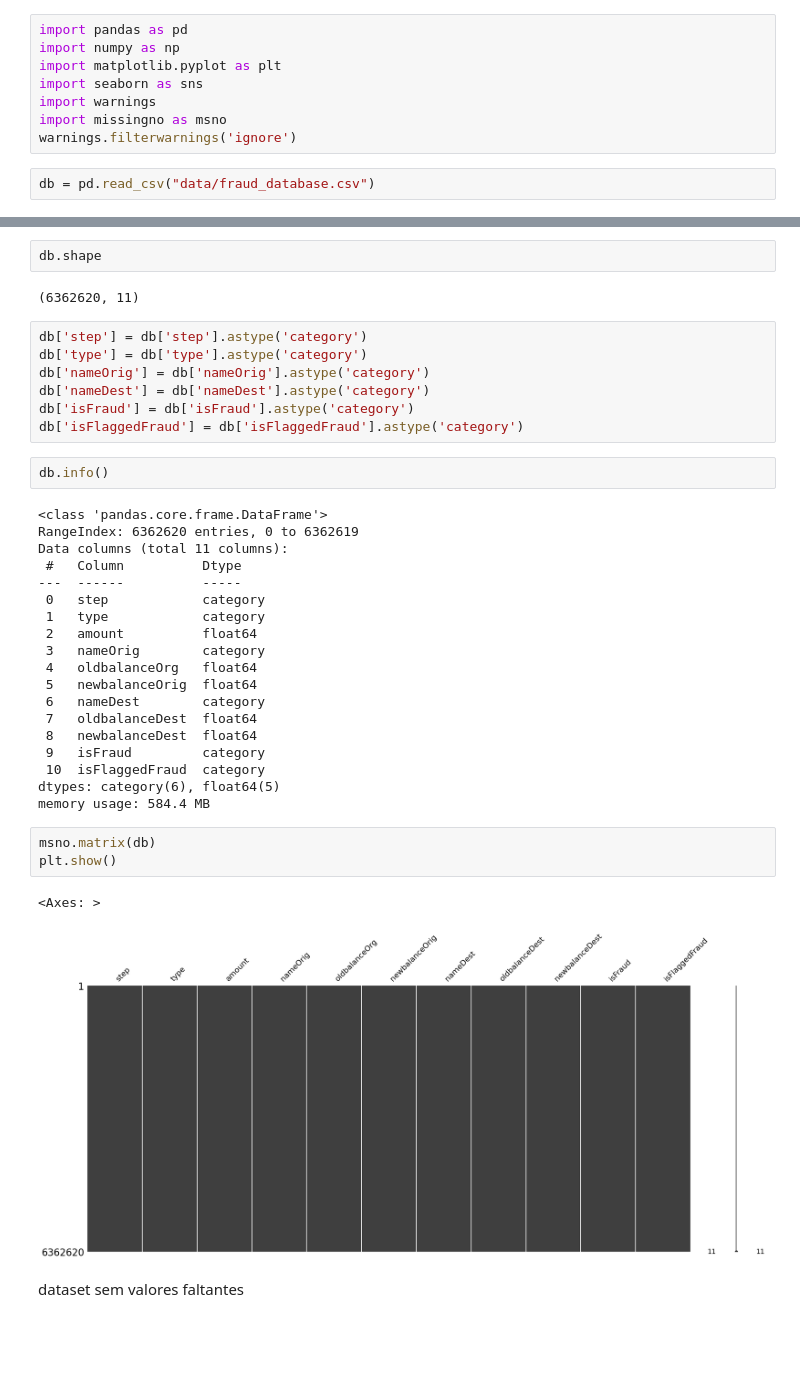
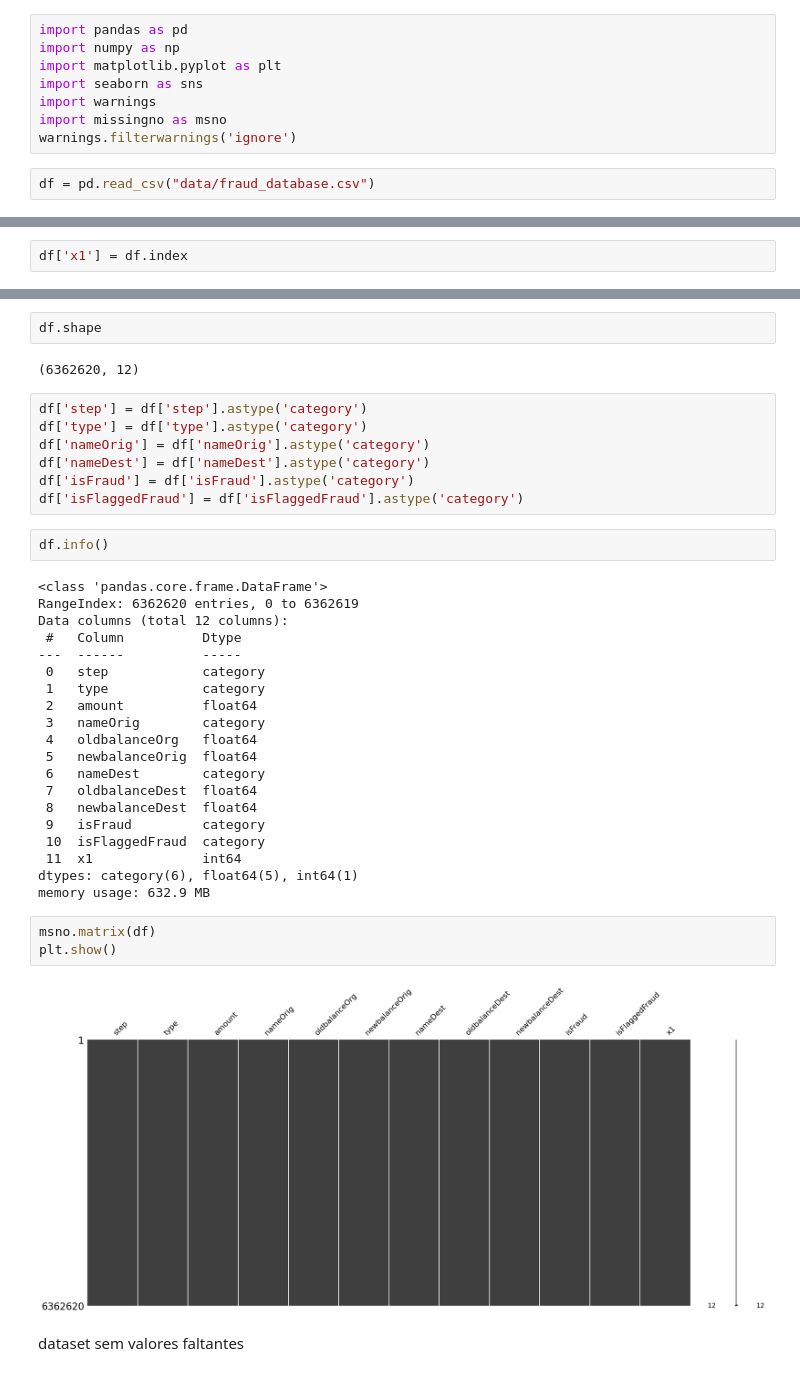
Before and after one commit to joaovjesus/Deteccao-de-Fraude, a Jupyter notebook: notebook.ipynb, the cells around one changed output, grey strips where cells are left out. Saved outputs shown, nothing was run; the diff lists cells and outputs as text; blank space fills up the shorter version.

```diff
--- a/notebook.ipynb
+++ b/notebook.ipynb
@@ -7,5 +7,5 @@ import warnings
 import missingno as msno
 warnings.filterwarnings('ignore')
 # %%
-db = pd.read_csv("data/fraud_database.csv")
+df = pd.read_csv("data/fraud_database.csv")
 # %%
@@ -59,0 +60,2 @@ dataset desbalanceado
+# %%
+df['x1'] = df.index
@@ -65,22 +72,22 @@ isFlaggedFraud
 1         16
 Name: count, dtype: int64
 # %%
-db.shape
+df.shape
 # %% [output]
-(6362620, 11)
+(6362620, 12)
 # %%
-db['step'] = db['step'].astype('category')
-db['type'] = db['type'].astype('category')
-db['nameOrig'] = db['nameOrig'].astype('category')
-db['nameDest'] = db['nameDest'].astype('category')
-db['isFraud'] = db['isFraud'].astype('category')
-db['isFlaggedFraud'] = db['isFlaggedFraud'].astype('category')
+df['step'] = df['step'].astype('category')
+df['type'] = df['type'].astype('category')
+df['nameOrig'] = df['nameOrig'].astype('category')
+df['nameDest'] = df['nameDest'].astype('category')
+df['isFraud'] = df['isFraud'].astype('category')
+df['isFlaggedFraud'] = df['isFlaggedFraud'].astype('category')
 # %%
-db.info()
+df.info()
 # %% [output]
 <class 'pandas.core.frame.DataFrame'>
 RangeIndex: 6362620 entries, 0 to 6362619
-Data columns (total 11 columns):
+Data columns (total 12 columns):
  #   Column          Dtype
 ---  ------          -----
  0   step            category
@@ -94,14 +101,14 @@ Data columns (total 11 columns):
  8   newbalanceDest  float64
  9   isFraud         category
  10  isFlaggedFraud  category
-dtypes: category(6), float64(5)
-memory usage: 584.4 MB
+ 11  x1              int64
+dtypes: category(6), float64(5), int64(1)
+memory usage: 632.9 MB
 # %%
-msno.matrix(db)
+msno.matrix(df)
 plt.show()
 # %% [output]
-<Axes: >
-[figure, old version]
+[figure, new version]
 # %% [markdown]
 dataset sem valores faltantes
 # %%
```
Also changed, not shown: parts of 16 cells of this notebook.
